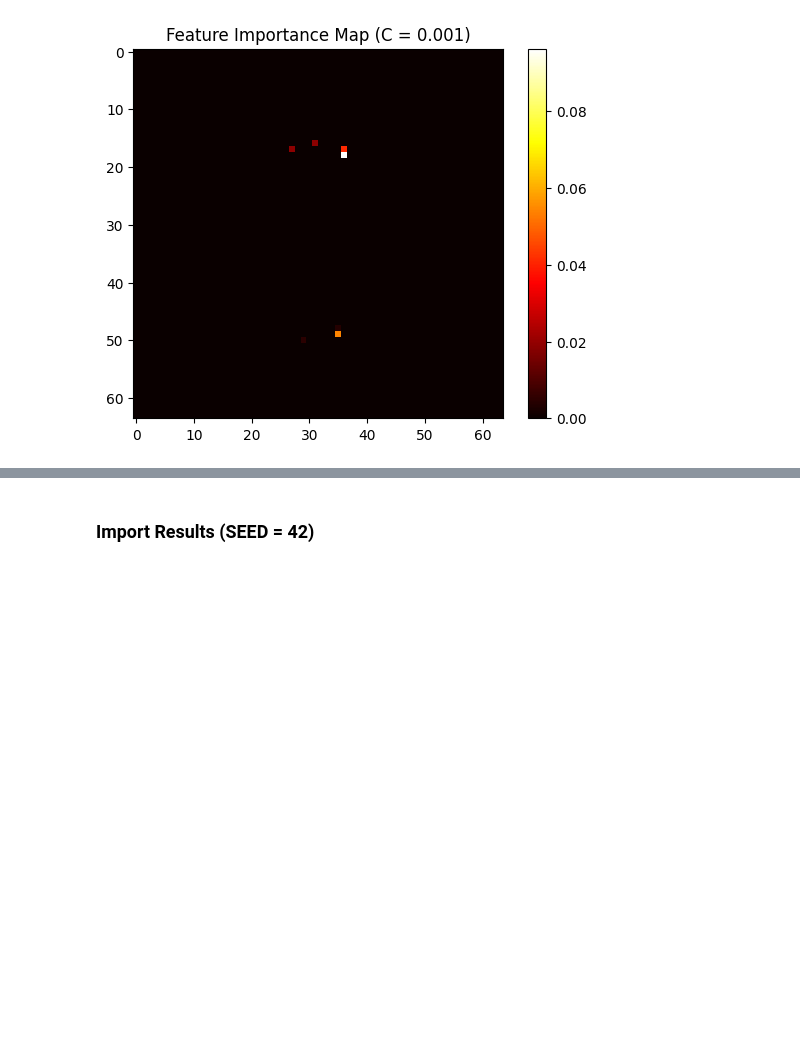
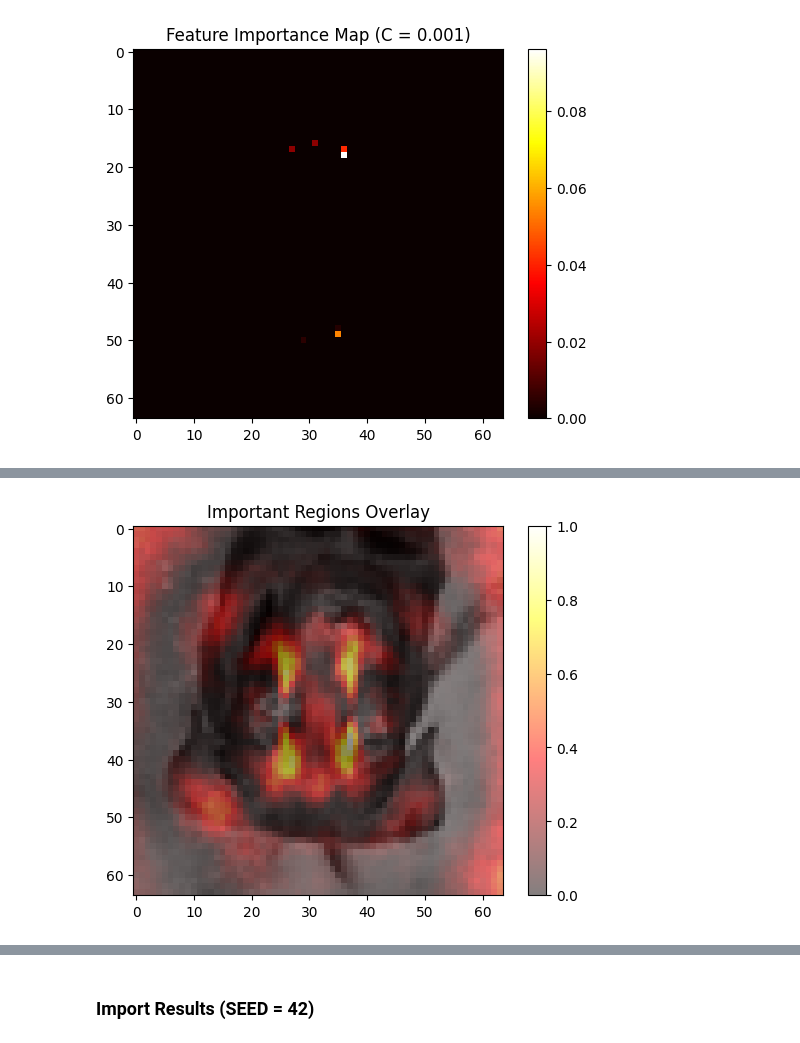
Before and after one commit to wang75131-create/Statistical-learning-for-big-data-Spring-26, a Jupyter notebook: Proj2Figures.ipynb, the cells around one changed output, grey strips where cells are left out. Drawn from its saved outputs; the diff is of its cells as text; code cells hidden in the pictures; blank space fills up the shorter version.

```diff
--- a/Proj2Figures.ipynb
+++ b/Proj2Figures.ipynb
@@ -216,0 +270,11 @@ for Cval in [10,.1,.01,.001]:
+# %%
+sample_image = X_TRAIN_FLIPPED[random.randint(0,len(X_TRAIN_FLIPPED))]
+sample_image = sample_image.reshape(64,64)
+
+plt.imshow(sample_image, cmap='gray')
+plt.imshow(importance_img, cmap='hot', alpha=0.5)
+plt.title("Important Regions Overlay")
+plt.colorbar()
+plt.show()
+# %% [output]
+[figure, added]
```
Also changed, not shown: parts of 12 cells of this notebook.
